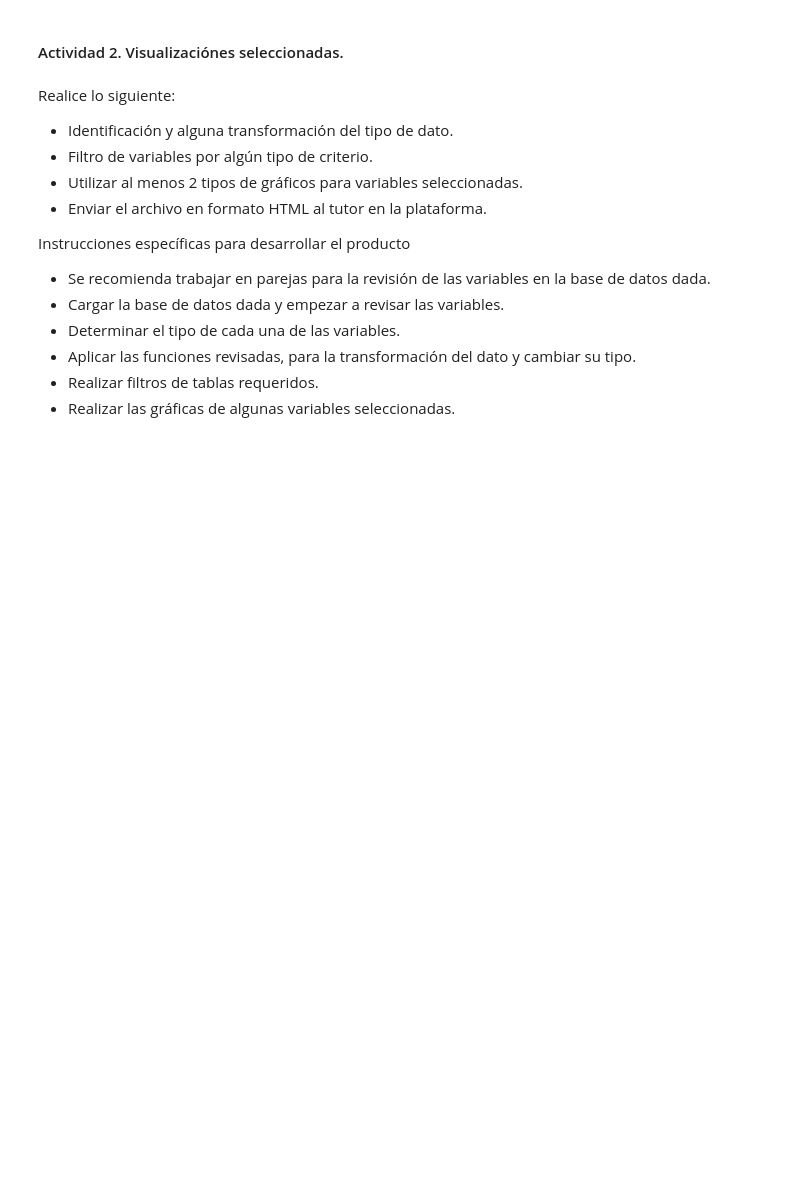
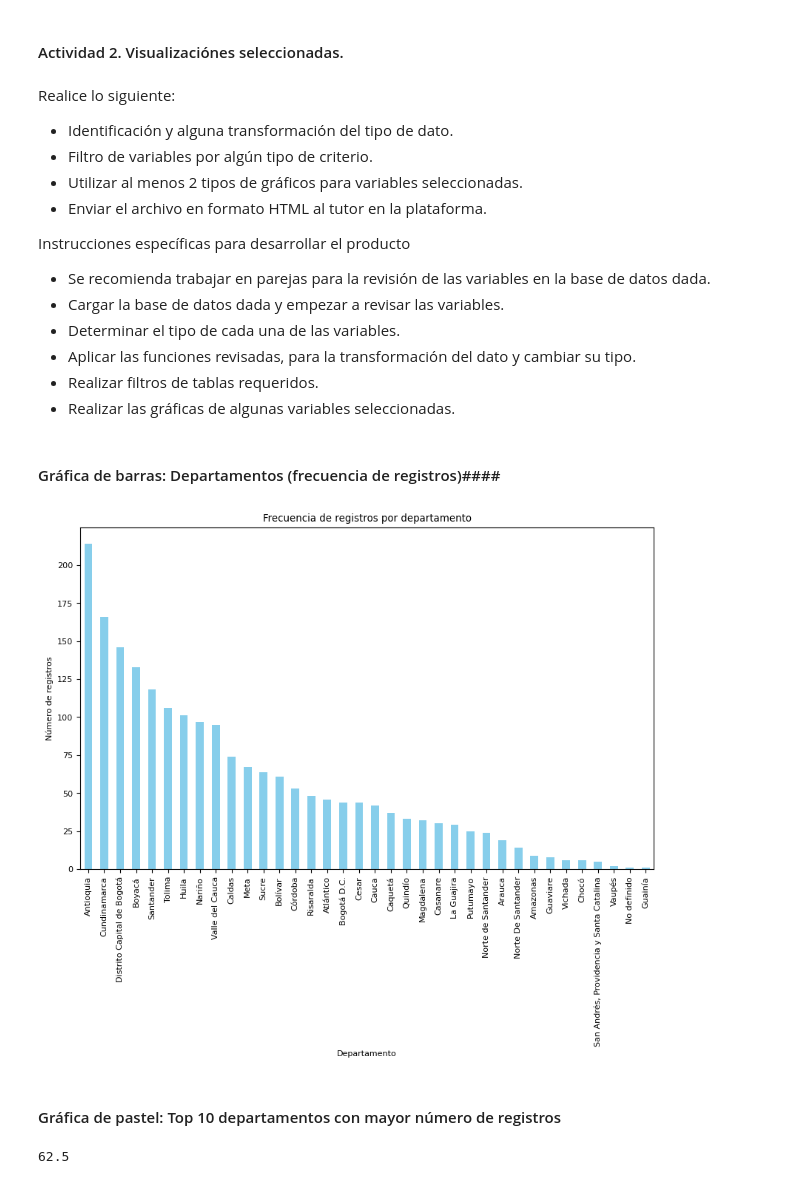
Before and after one commit to valalzarate/Guia-3, a Jupyter notebook: Guia 3.ipynb, the cells around one changed output. Saved outputs shown, nothing was run; the diff lists cells and outputs as text; code cells hidden in the pictures; blank space fills up the shorter version.

```diff
--- a/Guia 3.ipynb
+++ b/Guia 3.ipynb
@@ -246,9 +246,9 @@ los tipos de datos a cambiar son:
 fecha_de_creacio: timestamp                 t-
 fecha_de_ultima_modificaci: timestampn       ct
 # %%
-df2['valor_presupuesto_general']=df2['valor_presupuesto_general'].apply(lambda x: x.replace('$','') if isinstance(x, str) else x )
-df2['presupuesto_menor_cuantia']=df2['presupuesto_menor_cuantia'].apply(lambda x: x.replace('$','') if isinstance(x, str) else x )
-df2['presupuesto_minima_cuantia']=df2['presupuesto_minima_cuantia'].apply(lambda x: x.replace('$','') if isinstance(x, str) else x )
+df2['valor_presupuesto_general']=df2['valor_presupuesto_general'].apply(lambda x: x.replace('$','') and x.replace('.','') if isinstance(x, str) else x ).apply(safe_convert_to_float)
+df2['presupuesto_menor_cuantia']=df2['presupuesto_menor_cuantia'].apply(lambda x: x.replace('$','') and x.replace('.','') if isinstance(x, str) else x ).apply(safe_convert_to_float)
+df2['presupuesto_minima_cuantia']=df2['presupuesto_minima_cuantia'].apply(lambda x: x.replace('$','') and x.replace('.','') if isinstance(x, str) else x ).apply(safe_convert_to_float)
 # %%
 df2['fecha_de_publicacion']=df2['fecha_de_publicacion'].apply(safe_convert_to_timestamp)
 df2['fecha_de_creacion']=df2['fecha_de_creacion'].apply(safe_convert_to_timestamp)
@@ -321,3 +321,23 @@ Instrucciones específicas para desarrollar el producto
  - Aplicar las funciones revisadas, para la transformación del dato y cambiar su tipo.
  - Realizar filtros de tablas requeridos.
  - Realizar las gráficas de algunas variables seleccionadas.
+# %% [markdown]
+#### Gráfica de barras: Departamentos (frecuencia de registros)####
+# %%
+department_counts = secop['departamento_paa'].value_counts()
+
+plt.figure(figsize=(10, 6))
+plt.rc('font', size=8)
+department_counts.plot(kind='bar', color='skyblue')
+plt.title('Frecuencia de registros por departamento')
+plt.xlabel('Departamento')
+plt.ylabel('Número de registros')
+plt.show()
+# %% [output]
+[figure, added]
+# %% [markdown]
+#### Gráfica de pastel: Top 10 departamentos con mayor número de registros
+# %%
+(department_counts.head(10).sum()/department_counts.sum())*100
+# %% [output]
+62.5
```
Also changed, not shown: parts of 12 cells of this notebook.
